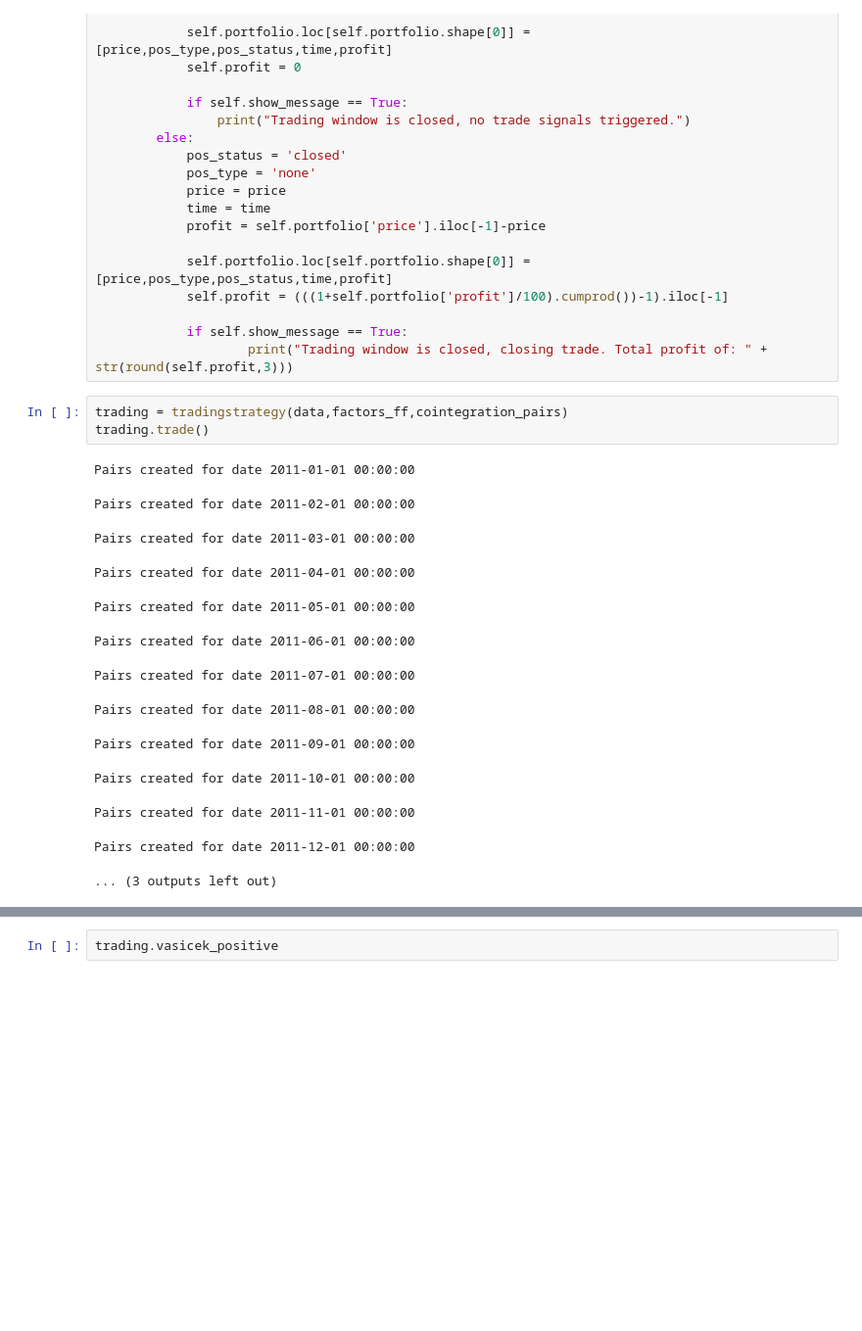
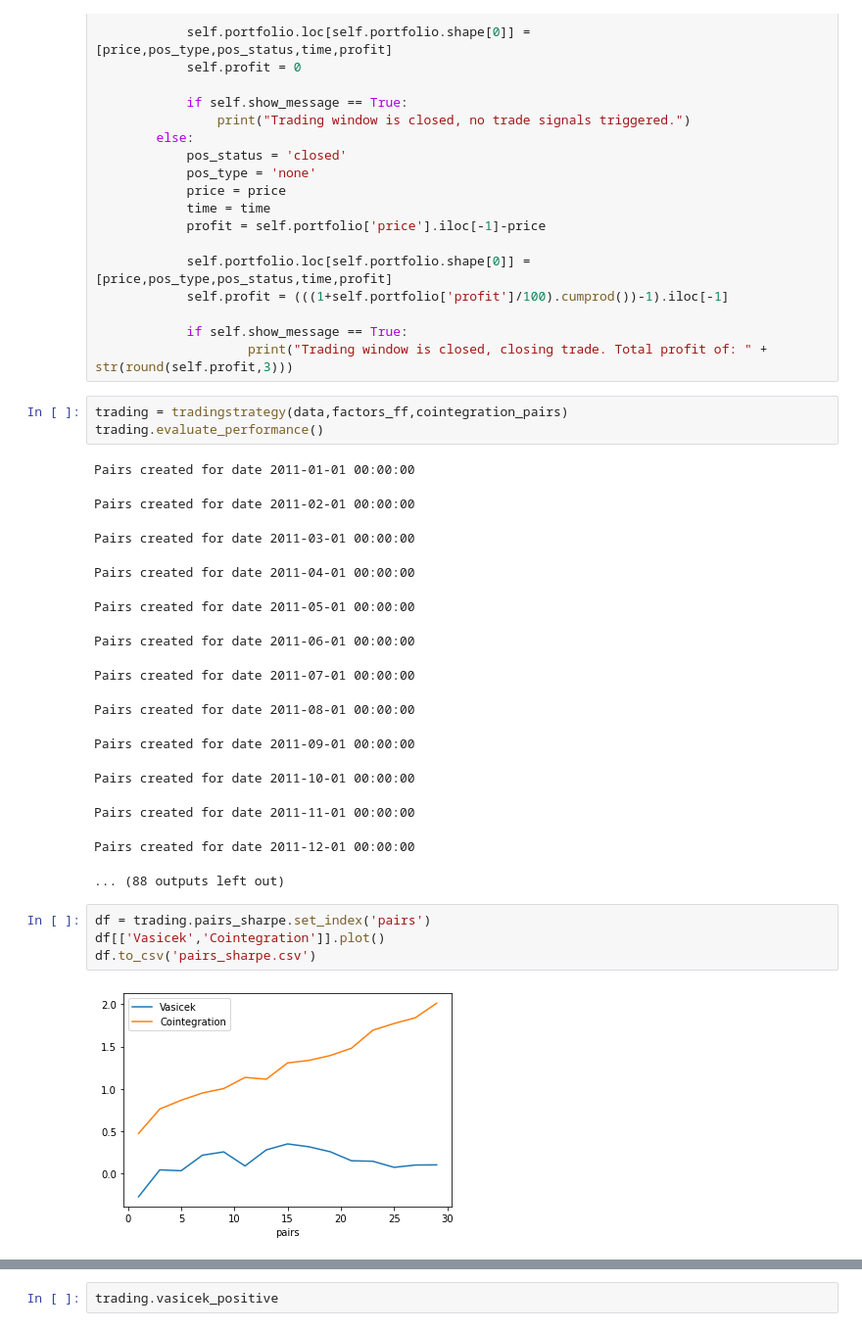
Before and after one commit to Fin-san/TopicsInFinancialEconometrics2022, a Jupyter notebook: main.ipynb, the cells around one changed output, grey strips where cells are left out. Shown at 98% size. Cells and saved outputs as stored; diff of their text form; blank space fills up the shorter version.

```diff
--- a/main.ipynb
+++ b/main.ipynb
@@ -664,7 +670,7 @@ class trading_log:
                     print("Trading window is closed, closing trade. Total profit of: " + str(round(self.profit,3)))
 # %%
 trading = tradingstrategy(data,factors_ff,cointegration_pairs)
-trading.trade()
+trading.evaluate_performance()
 # %% [output]
 Pairs created for date 2011-01-01 00:00:00
 Pairs created for date 2011-02-01 00:00:00
@@ -678,4 +684,10 @@ Pairs created for date 2011-09-01 00:00:00
 Pairs created for date 2011-10-01 00:00:00
 Pairs created for date 2011-11-01 00:00:00
 Pairs created for date 2011-12-01 00:00:00
-... (3 outputs left out)
+... (88 outputs left out)
+# %%
+df = trading.pairs_sharpe.set_index('pairs')
+df[['Vasicek','Cointegration']].plot()
+df.to_csv('pairs_sharpe.csv')
+# %% [output]
+[figure, added]
```
Also changed, not shown: parts of 6 cells of this notebook, 2 other files.
